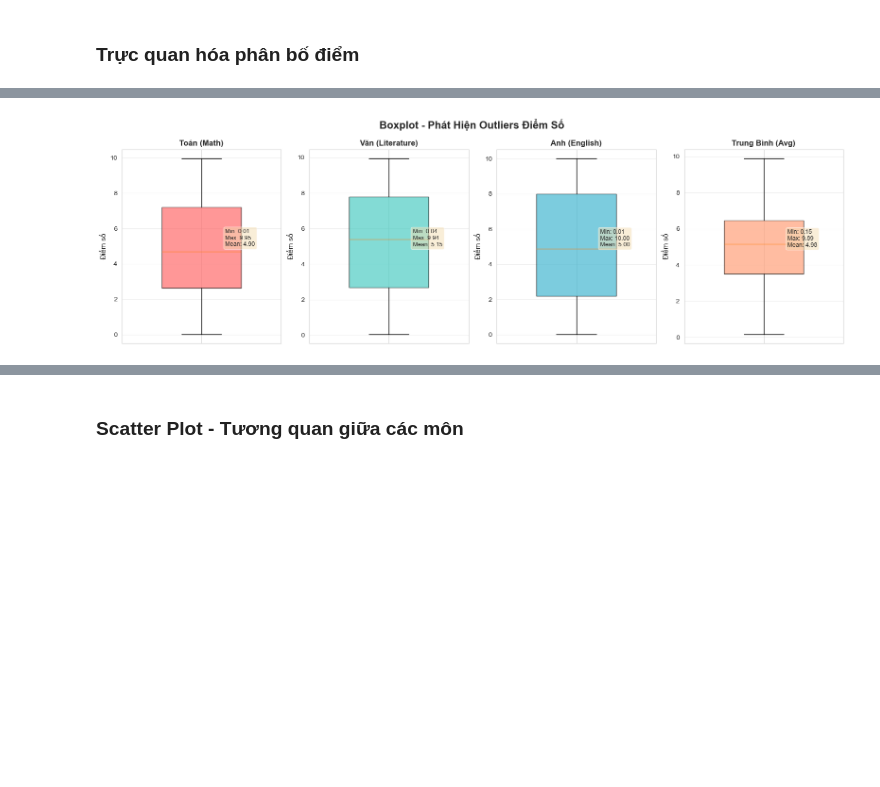
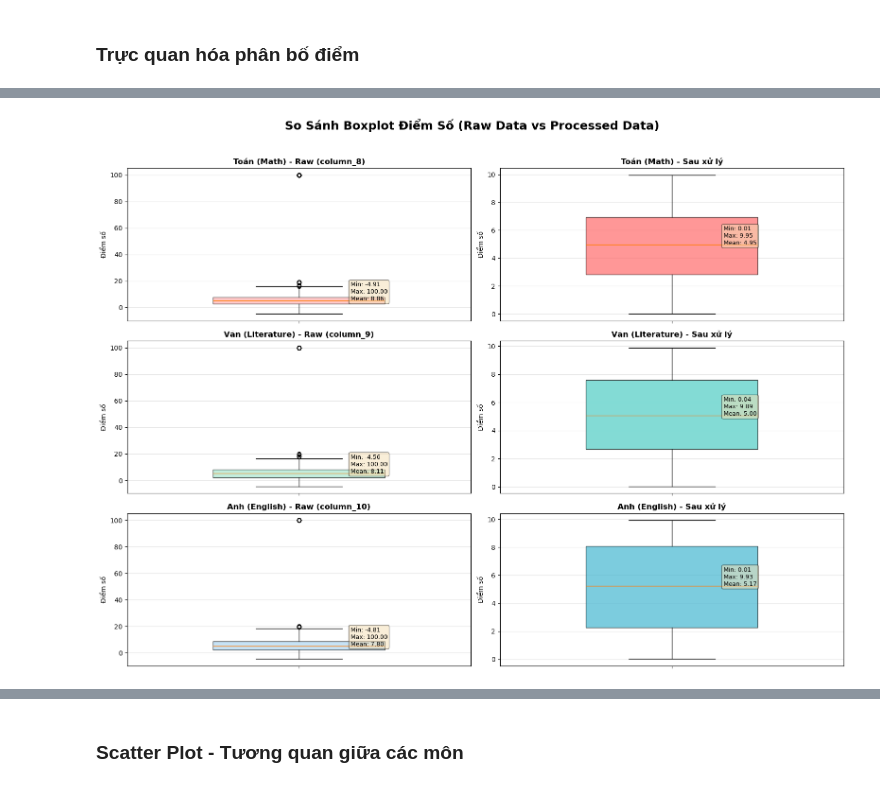
Before and after one commit to ZgsNat/PPR501_SP26_MSA36_Final_Project, a Jupyter notebook: backend/analysis/student_data_analysis.ipynb, the cells around one changed output, grey strips where cells are left out. Cells and saved outputs as stored; diff of their text form; code cells hidden in the pictures; blank space fills up the shorter version.

```diff
--- a/backend/analysis/student_data_analysis.ipynb
+++ b/backend/analysis/student_data_analysis.ipynb
@@ -79,7 +55,6 @@ duplicated_ids = df[df['ID'].duplicated(keep=False)]
 if len(duplicated_ids) > 0:
     print(f"Phát hiện {len(duplicated_ids)} ID bị trùng")
     df = df.drop_duplicates(subset=['ID'], keep='first')
-    cleaning_log.append(f"Đã xóa {len(duplicated_ids)} dòng bị trùng ID")
 else:
     print("Không có ID bị trùng")
 
@@ -88,7 +63,6 @@ rows_before = len(df)
 df = df.dropna(how='all')
 rows_removed = rows_before - len(df)
 if rows_removed > 0:
-    cleaning_log.append(f"Đã xóa {rows_removed} dòng toàn bộ NaN")
-
+    print(f"Đã xóa {rows_removed} dòng toàn bộ giá trị là NaN")
 print(f"Dữ liệu sau khi xử lý cấu trúc: {df.shape}")
 # %% [output]
@@ -403,12 +402,0 @@ Name: Avg, dtype: float64
-# %%
-# In log quá trình làm sạch
-print("=" * 70)
-print("TÓNG TẮT QUÁ TRÌNH LÀM SẠCH DỮ LIỆU")
-print("=" * 70)
-print(f"\nSố dòng ban đầu: {len(df_raw)}")
-print(f"Số dòng sau làm sạch: {len(df)}")
-print(f"Số dòng đã xóa: {len(df_raw) - len(df)}")
-print(f"\nChi tiết các thao tác:")
-for i, log in enumerate(cleaning_log, 1):
-    print(f"  {i}. {log}")
-print("=" * 70)
@@ -585,8 +550,10 @@ def classify_performance(avg):
         return 'Trung bình'
     elif avg < 8:
         return 'Khá'
+    elif avg < 9:
+        return 'Giỏi'
     else:
-        return 'Giỏi'
+        return 'Xuất sắc'
 
 df['Performance'] = df['Avg'].apply(classify_performance)
 
@@ -635,26 +699,66 @@ print("\n✓ Đã vẽ histogram phân bố điểm các môn học")
 # %%
-# Boxplot để phát hiện outliers
-fig, axes = plt.subplots(1, 4, figsize=(16, 5))
-fig.suptitle('Boxplot - Phát Hiện Outliers Điểm Số', fontsize=16, fontweight='bold')
+import matplotlib.pyplot as plt
 
-for i, (subject, color, title) in enumerate(zip(subjects, colors, titles)):
-    ax = axes[i]
-    bp = ax.boxplot(df[subject].dropna(), patch_artist=True, widths=0.5)
-    bp['boxes'][0].set_facecolor(color)
-    bp['boxes'][0].set_alpha(0.7)
-    ax.set_ylabel('Điểm số', fontsize=11)
-    ax.set_title(title, fontsize=12, fontweight='bold')
-    ax.set_xticklabels([''])
-    ax.grid(axis='y', alpha=0.3)
+raw_to_processed = {
+    'column_8': 'Math',
+    'column_9': 'Literature',
+    'column_10': 'Eng'
+}
 
-    # Thêm thông tin thống kê
-    stats_text = f"Min: {df[subject].min():.2f}\nMax: {df[subject].max():.2f}\nMean: {df[subject].mean():.2f}"
-    ax.text(1.15, 5, stats_text, transform=ax.transData,
-            bbox=dict(boxstyle='round', facecolor='wheat', alpha=0.5), fontsize=9)
+titles = {
+    'Math': 'Toán (Math)',
+    'Literature': 'Văn (Literature)',
+    'Eng': 'Anh (English)'
+}
 
-plt.tight_layout()
+colors_raw = ['#FFB3B3', '#A8E6CF', '#AED6F1']
+colors_processed = ['#FF6B6B', '#4ECDC4', '#45B7D1']
+
+fig, axes = plt.subplots(len(raw_to_processed), 2, figsize=(16, 12))
+fig.suptitle('So Sánh Boxplot Điểm Số (Raw Data vs Processed Data)',
+             fontsize=18, fontweight='bold')
+
+for i, (raw_col, proc_col) in enumerate(raw_to_processed.items()):
+
+    # ===== RAW DATA =====
+    raw_data = df_raw[raw_col].dropna()
+    ax_raw = axes[i, 0]
+
+    bp_raw = ax_raw.boxplot(raw_data, patch_artist=True, widths=0.5)
+    bp_raw['boxes'][0].set_facecolor(colors_raw[i])
+    bp_raw['boxes'][0].set_alpha(0.7)
+
+    ax_raw.set_title(f"{titles[proc_col]} - Raw ({raw_col})", fontsize=12, fontweight='bold')
+    ax_raw.set_ylabel('Điểm số')
+    ax_raw.set_xticklabels([''])
+    ax_raw.grid(axis='y', alpha=0.3)
+
+    stats_raw = f"Min: {raw_data.min():.2f}\nMax: {raw_data.max():.2f}\nMean: {raw_data.mean():.2f}"
+    ax_raw.text(1.15, raw_data.median(), stats_raw,
+                transform=ax_raw.transData,
+                bbox=dict(boxstyle='round', facecolor='wheat', alpha=0.5),
+                fontsize=9)
+
+    # ===== PROCESSED DATA =====
+    proc_data = df[proc_col].dropna()
+    ax_proc = axes[i, 1]
+
+    bp_proc = ax_proc.boxplot(proc_data, patch_artist=True, widths=0.5)
+    bp_proc['boxes'][0].set_facecolor(colors_processed[i])
+    bp_proc['boxes'][0].set_alpha(0.7)
+
+    ax_proc.set_title(f"{titles[proc_col]} - Sau xử lý", fontsize=12, fontweight='bold')
+    ax_proc.set_ylabel('Điểm số')
+    ax_proc.set_xticklabels([''])
+    ax_proc.grid(axis='y', alpha=0.3)
+
+    stats_proc = f"Min: {proc_data.min():.2f}\nMax: {proc_data.max():.2f}\nMean: {proc_data.mean():.2f}"
+    ax_proc.text(1.15, proc_data.median(), stats_proc,
+                 transform=ax_proc.transData,
+                 bbox=dict(boxstyle='round', facecolor='wheat', alpha=0.5),
+                 fontsize=9)
+
+plt.tight_layout(rect=[0, 0, 1, 0.96])
 plt.show()
-
-print("\nĐã vẽ boxplot phát hiện outliers")
 # %% [output]
-[figure, old version]
+[figure, new version]
```
Also changed, not shown: parts of 62 cells of this notebook, 1 other file.
